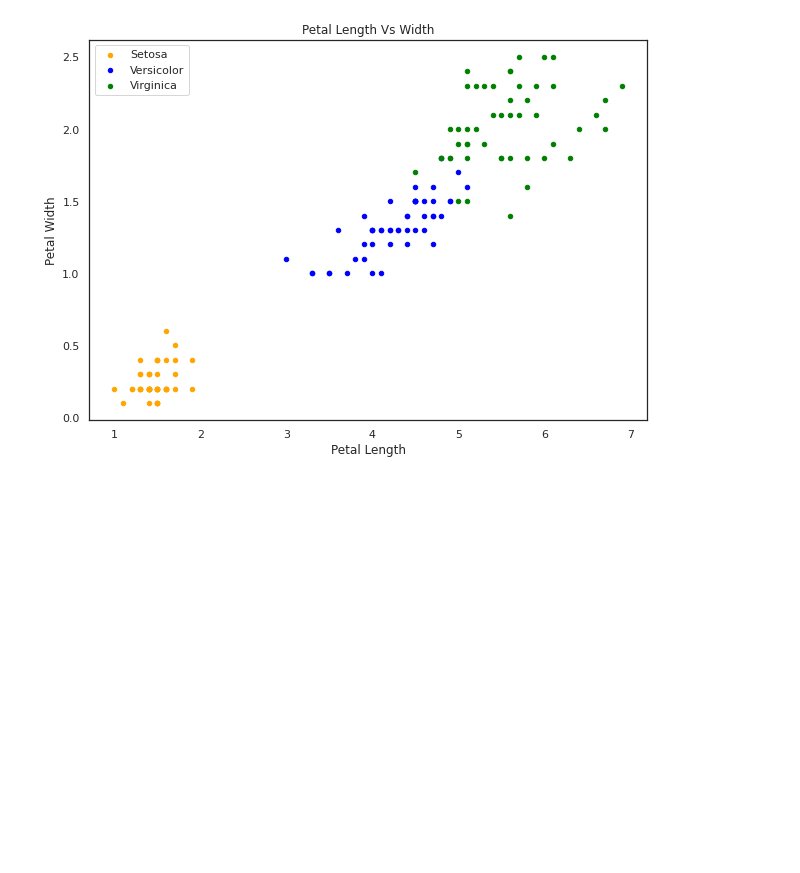
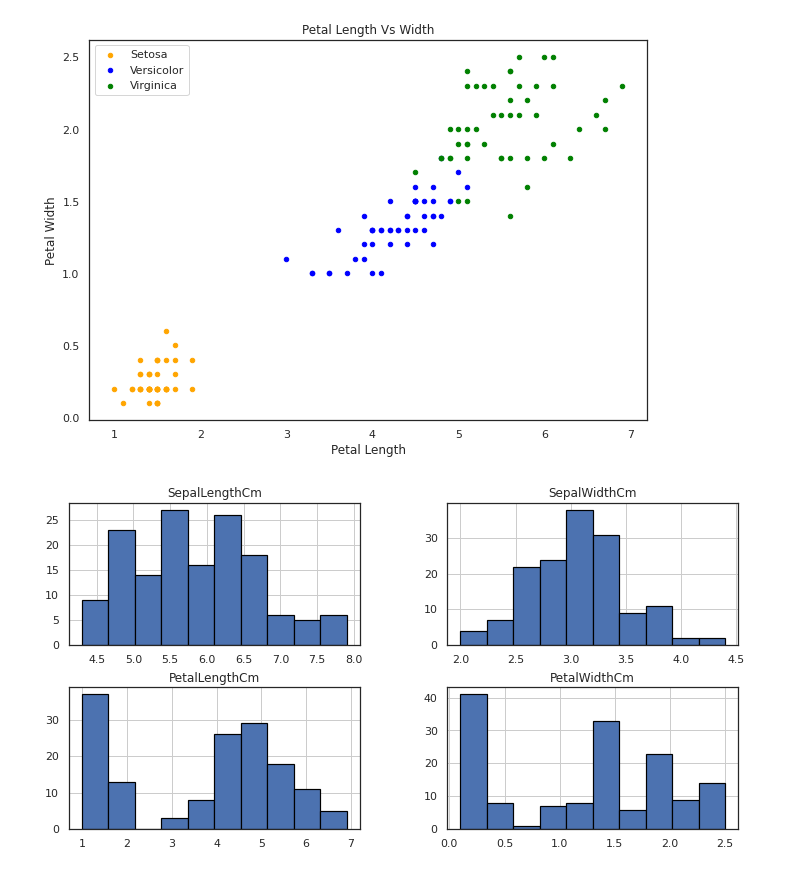
Before and after one commit to gyana-ranjan-dash/Iris-data, a Jupyter notebook: Irish_data.ipynb, the cells around one changed output. Cells and saved outputs as stored; diff of their text form; code cells hidden in the pictures; blank space fills up the shorter version.

```diff
--- a/Irish_data.ipynb
+++ b/Irish_data.ipynb
@@ -162,7 +162,10 @@ plt.show()
 # %% [output]
 [figure]
 # %%
+iris.drop("Id", axis=1, inplace = True)
 iris.hist(edgecolor='black', linewidth=1.2)
 fig = plt.gcf()
 fig.set_size_inches(12,6)
 plt.show()
+# %% [output]
+[figure, added]
```
Also changed, not shown: parts of 1 cell of this notebook.
